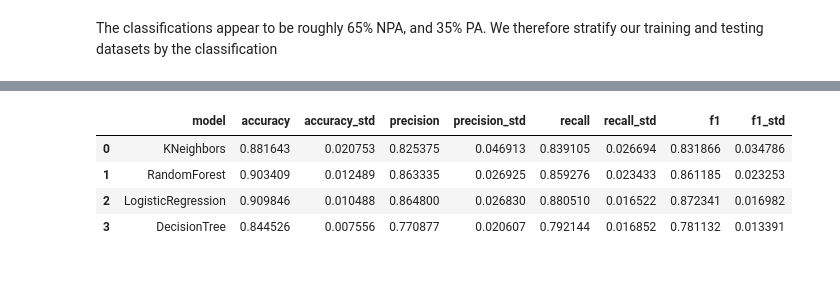
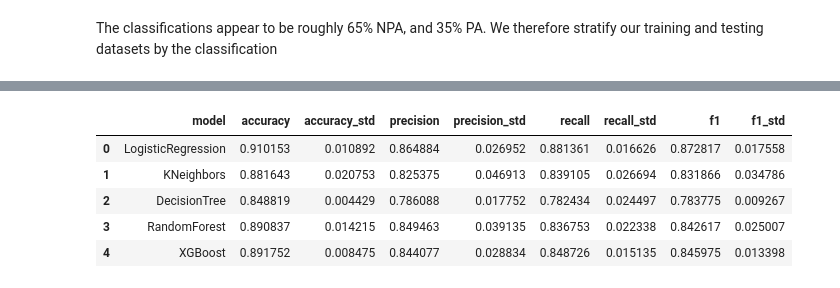
Before and after one commit to ajlukasiewicz/Team_9_MacLearn, a Jupyter notebook: Prediction_of_plant_associated_bacteria.ipynb, the cells around one changed output, grey strips where cells are left out. Saved outputs shown, nothing was run; the diff lists cells and outputs as text; code cells hidden in the pictures.

```diff
--- a/Prediction_of_plant_associated_bacteria.ipynb
+++ b/Prediction_of_plant_associated_bacteria.ipynb
@@ -172,22 +146,0 @@ plt.show()
-# %%
-#ML
-#Random Forest model building and evaluation
-depths = [i for i in range(1, 20+1)]
-accuracies = []
-
-for depth in depths:
-  clf2 = RandomForestClassifier(max_depth=depth, random_state=42)
-  clf2.fit(X_train, y_train.values.ravel())
-  y_pred2 = clf2.predict(X_test)
-  accuracies.append(metrics.accuracy_score(y_test, y_pred2))
-
-
-fig, ax = plt.subplots(1, 1)
-fig.set_size_inches(12, 7)
-ax.plot(depths, accuracies, '-', color="black", ms=10)
-ax.plot(depths, accuracies, 'o', color="blue", ms=5)
-ax.set_xlabel("max depth", size=15)
-ax.set_ylabel("accuracy score", size=15)
-ax.title.set_text('Evaluating Random Forest Classification Accuracy')
-plt.xticks(depths)
-plt.show()
@@ -334,10 +410,11 @@ kf = KFold(n_splits=5, shuffle=True, random_state=42)
 
 # Initialize a dictionary to store the models; parameters provided by Sarah and Muyoung for their models
 models = {
+    'LogisticRegression': LogisticRegression(max_iter = 500, penalty = 'l1', solver = 'saga'),
     'KNeighbors': KNeighborsClassifier(n_neighbors=10),
-    'RandomForest': RandomForestClassifier(n_estimators=100, max_depth = 12),
-    'LogisticRegression': LogisticRegression(max_iter = 500, penalty = 'l1', solver = 'saga'),
-    'DecisionTree': DecisionTreeClassifier(max_depth = 7)
+    'DecisionTree': DecisionTreeClassifier(max_depth=dt_depth, min_samples_leaf=dt_min_samples_leaf),
+    'RandomForest': RandomForestClassifier(n_estimators=RF_n_estimators, max_depth=RF_depth, min_samples_leaf=RF_min_samples_leaf),
+    'XGBoost': xgb.XGBClassifier(objective="binary:logistic", n_estimators=XGB_n_estimators, max_depth=XGB_depth, random_state=42)
 }
 
 # Loop through each model and perform cross-validation
@@ -350,7 +427,10 @@ for name, model in models.items():
 
     for train_index, test_index in kf.split(X):
         X_train, X_test = X[train_index], X[test_index]
-        y_train, y_test = y[train_index], y[test_index]
+        if name != "XGBoost":
+          y_train, y_test = y[train_index], y[test_index]
+        else:
+          y_train, y_test = y[train_index].replace("PA", 1).replace("NPA", 0), y[test_index].replace("PA", 1).replace("NPA", 0)
 
         # Train the model on the training data
         model.fit(X_train, y_train)
@@ -360,40 +440,46 @@ for name, model in models.items():
 
         # Compute the accuracy score and append it to the list
         accuracy = accuracy_score(y_test, y_pred)
         accuracies.append(accuracy)
 
+        if name != "XGBoost":
+          _pos_label = "PA"
+        else:
+          _pos_label = 1
+
         #calculate and print the precision
-        precision.append(precision_score(y_test, y_pred, pos_label = "PA"))
+        precision.append(precision_score(y_test, y_pred, pos_label = _pos_label))
 
         # calculate and print the recall
-        recall.append(recall_score(y_test, y_pred, pos_label = "PA"))
+        recall.append(recall_score(y_test, y_pred, pos_label = _pos_label))
 
         # calculate and print the F1 score
-        f1_sc = f1_score(y_test, y_pred, pos_label = 'PA')
+        f1_sc = f1_score(y_test, y_pred, pos_label = _pos_label)
         f1.append(f1_sc)
 
     # Compute the mean and standard deviation of the accuracies
     mean_accuracy = np.mean(accuracies)
     std_accuracy = np.std(accuracies)
 
     cross_val["model"].append(name)
     cross_val["accuracy"].append(mean_accuracy)
     cross_val["accuracy_std"].append(std_accuracy)
     cross_val["precision"].append(np.mean(precision))
     cross_val["precision_std"].append(np.std(precision))
     cross_val["recall"].append(np.mean(recall))
     cross_val["recall_std"].append(np.std(recall))
     cross_val["f1"].append(np.mean(f1))
     cross_val["f1_std"].append(np.std(f1))
 
 cross_val = pd.DataFrame.from_dict(cross_val)
 cross_val
 # %% [output]
 |  | model | accuracy | accuracy_std | precision | precision_std | recall | recall_std | f1 | f1_std |
-| 0 | KNeighbors | 0.881643 | 0.020753 | 0.825375 | 0.046913 | 0.839105 | 0.026694 | 0.831866 | 0.034786 |
-| 1 | RandomForest | 0.903409 | 0.012489 | 0.863335 | 0.026925 | 0.859276 | 0.023433 | 0.861185 | 0.023253 |
-| 2 | LogisticRegression | 0.909846 | 0.010488 | 0.864800 | 0.026830 | 0.880510 | 0.016522 | 0.872341 | 0.016982 |
-| 3 | DecisionTree | 0.844526 | 0.007556 | 0.770877 | 0.020607 | 0.792144 | 0.016852 | 0.781132 | 0.013391 |
+| 0 | LogisticRegression | 0.910153 | 0.010892 | 0.864884 | 0.026952 | 0.881361 | 0.016626 | 0.872817 | 0.017558 |
+| 1 | KNeighbors | 0.881643 | 0.020753 | 0.825375 | 0.046913 | 0.839105 | 0.026694 | 0.831866 | 0.034786 |
+| 2 | DecisionTree | 0.848819 | 0.004429 | 0.786088 | 0.017752 | 0.782434 | 0.024497 | 0.783775 | 0.009267 |
+| 3 | RandomForest | 0.890837 | 0.014215 | 0.849463 | 0.039135 | 0.836753 | 0.022338 | 0.842617 | 0.025007 |
+| 4 | XGBoost | 0.891752 | 0.008475 | 0.844077 | 0.028834 | 0.848726 | 0.015135 | 0.845975 | 0.013398 |
 # %%
 #SC
 #fitting and extracting top features from LR model
```
Also changed, not shown: parts of 16 cells of this notebook.
